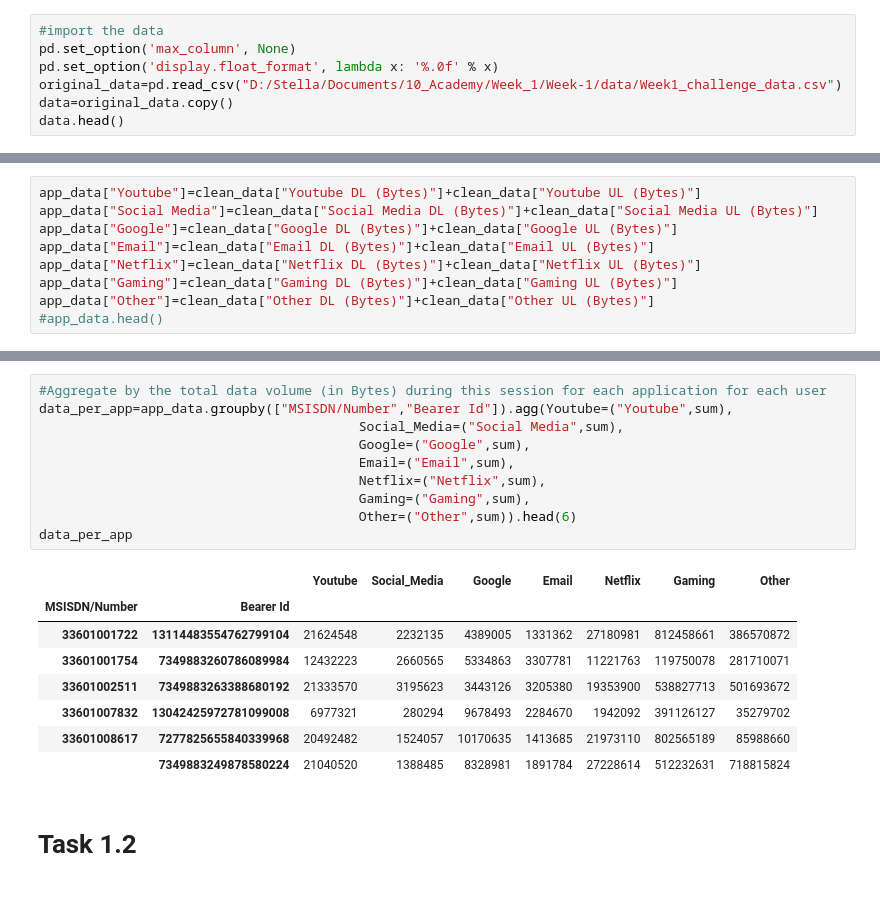
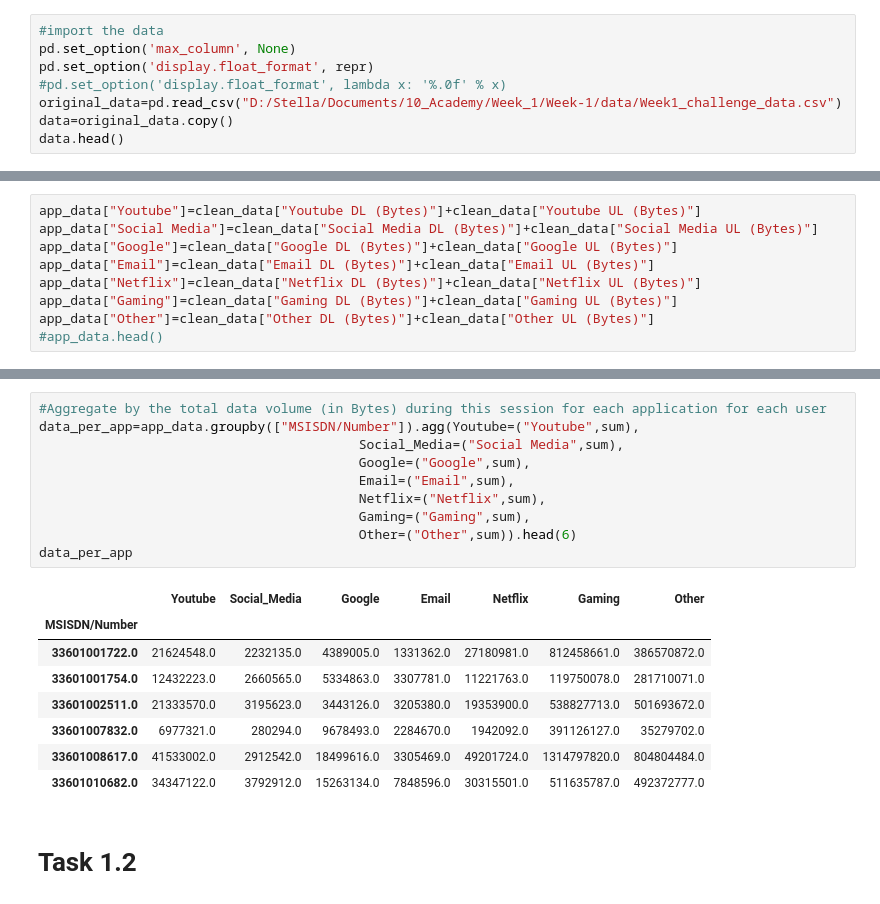
Before and after one commit to Kibika/Telecommunication-Business-Analytics, a Jupyter notebook: notebooks/Telco_EDA.ipynb, the cells around one changed output, grey strips where cells are left out. Drawn from its saved outputs; the diff is of its cells as text.

```diff
--- a/notebooks/Telco_EDA.ipynb
+++ b/notebooks/Telco_EDA.ipynb
@@ -9,7 +13,8 @@ from sklearn.preprocessing import Normalizer
 # %%
 #import the data
 pd.set_option('max_column', None)
-pd.set_option('display.float_format', lambda x: '%.0f' % x)
+pd.set_option('display.float_format', repr)
+#pd.set_option('display.float_format', lambda x: '%.0f' % x)
 original_data=pd.read_csv("D:/Stella/Documents/10_Academy/Week_1/Week-1/data/Week1_challenge_data.csv")
 data=original_data.copy()
 data.head()
@@ -299,22 +311,22 @@ fig = axis.get_figure()
 # %%
 #Aggregate by the total data volume (in Bytes) during this session for each application for each user
-data_per_app=app_data.groupby(["MSISDN/Number","Bearer Id"]).agg(Youtube=("Youtube",sum),
+data_per_app=app_data.groupby(["MSISDN/Number"]).agg(Youtube=("Youtube",sum),
                                          Social_Media=("Social Media",sum),
                                          Google=("Google",sum),
                                          Email=("Email",sum),
                                          Netflix=("Netflix",sum),
                                          Gaming=("Gaming",sum),
                                          Other=("Other",sum)).head(6)
 data_per_app
 # %% [output]
-|  |  | Youtube | Social_Media | Google | Email | Netflix | Gaming | Other |
-| MSISDN/Number | Bearer Id |  |  |  |  |  |  |  |
-| 33601001722 | 13114483554762799104 | 21624548 | 2232135 | 4389005 | 1331362 | 27180981 | 812458661 | 386570872 |
-| 33601001754 | 7349883260786089984 | 12432223 | 2660565 | 5334863 | 3307781 | 11221763 | 119750078 | 281710071 |
-| 33601002511 | 7349883263388680192 | 21333570 | 3195623 | 3443126 | 3205380 | 19353900 | 538827713 | 501693672 |
-| 33601007832 | 13042425972781099008 | 6977321 | 280294 | 9678493 | 2284670 | 1942092 | 391126127 | 35279702 |
-| 33601008617 | 7277825655840339968 | 20492482 | 1524057 | 10170635 | 1413685 | 21973110 | 802565189 | 85988660 |
-|  | 7349883249878580224 | 21040520 | 1388485 | 8328981 | 1891784 | 27228614 | 512232631 | 718815824 |
+|  | Youtube | Social_Media | Google | Email | Netflix | Gaming | Other |
+| MSISDN/Number |  |  |  |  |  |  |  |
+| 33601001722.0 | 21624548.0 | 2232135.0 | 4389005.0 | 1331362.0 | 27180981.0 | 812458661.0 | 386570872.0 |
+| 33601001754.0 | 12432223.0 | 2660565.0 | 5334863.0 | 3307781.0 | 11221763.0 | 119750078.0 | 281710071.0 |
+| 33601002511.0 | 21333570.0 | 3195623.0 | 3443126.0 | 3205380.0 | 19353900.0 | 538827713.0 | 501693672.0 |
+| 33601007832.0 | 6977321.0 | 280294.0 | 9678493.0 | 2284670.0 | 1942092.0 | 391126127.0 | 35279702.0 |
+| 33601008617.0 | 41533002.0 | 2912542.0 | 18499616.0 | 3305469.0 | 49201724.0 | 1314797820.0 | 804804484.0 |
+| 33601010682.0 | 34347122.0 | 3792912.0 | 15263134.0 | 7848596.0 | 30315501.0 | 511635787.0 | 492372777.0 |
 # %% [markdown]
 # Task 1.2
 # %%
```
Also changed, not shown: parts of 83 cells of this notebook.
